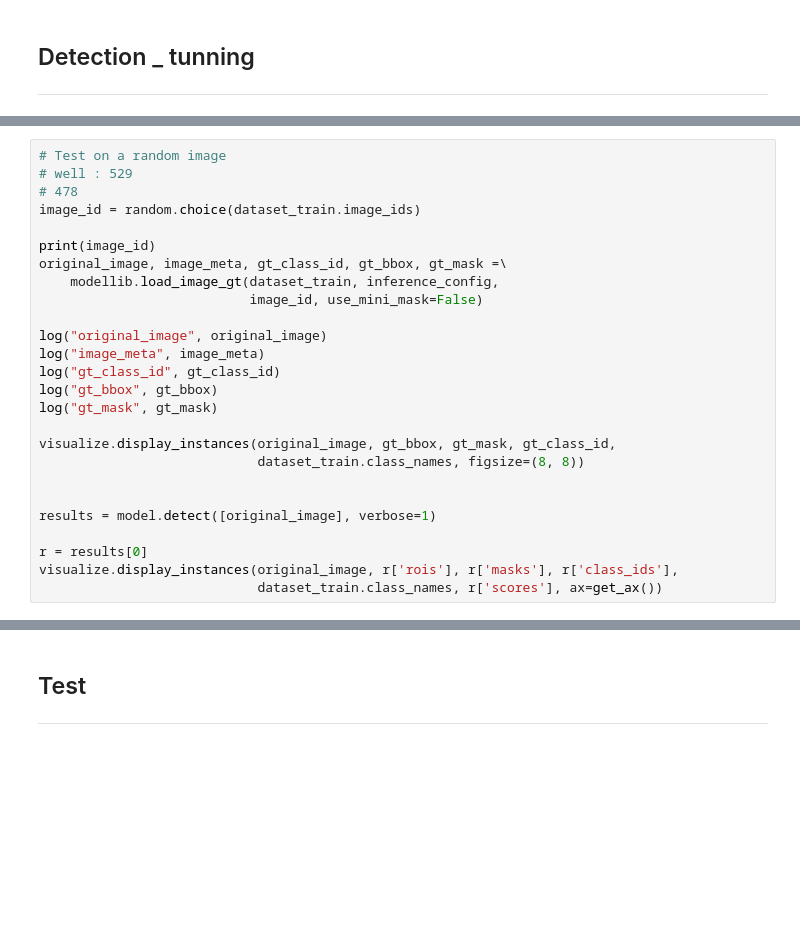
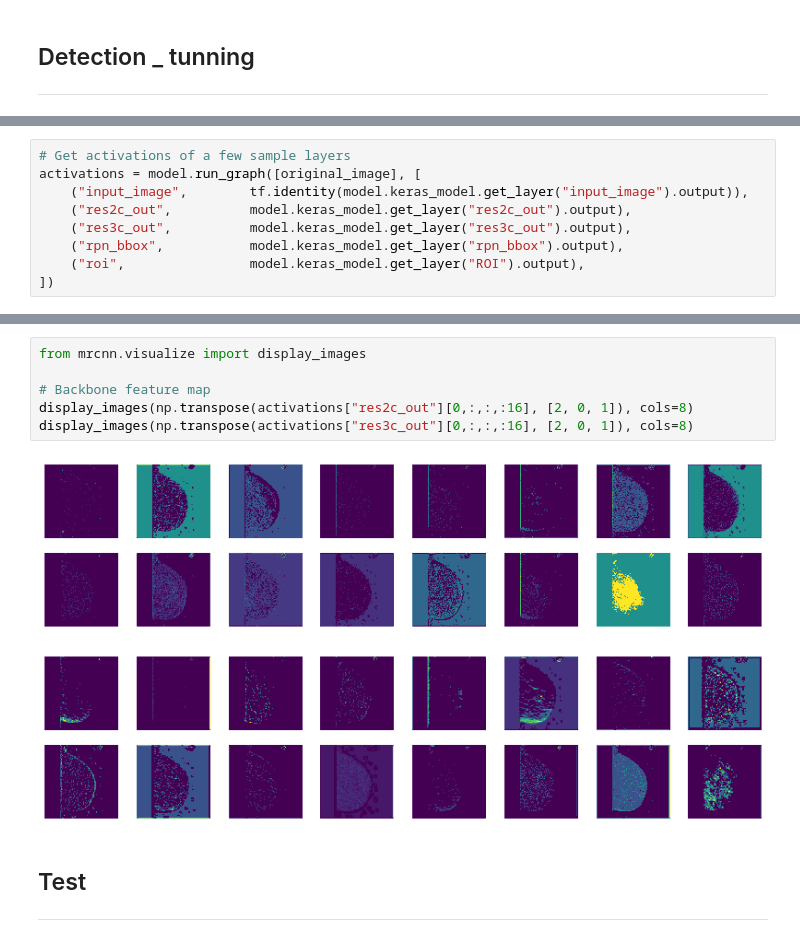
Before and after one commit to Jonghyun-2/Mask_RCNN, a Jupyter notebook: samples/shapes/calc_mass_detection.ipynb, the cells around one changed output, grey strips where cells are left out. Saved outputs shown, nothing was run; the diff lists cells and outputs as text; blank space fills up the shorter version.

```diff
--- a/samples/shapes/calc_mass_detection.ipynb
+++ b/samples/shapes/calc_mass_detection.ipynb
@@ -971,26 +960,0 @@ anchors                  shape: (1, 16368, 4)         min:   -0.35494  max:    1
-# %%
-# Test on a random image
-# well : 529
-# 478
-image_id = random.choice(dataset_train.image_ids)
-
-print(image_id)
-original_image, image_meta, gt_class_id, gt_bbox, gt_mask =\
-    modellib.load_image_gt(dataset_train, inference_config,
-                           image_id, use_mini_mask=False)
-
-log("original_image", original_image)
-log("image_meta", image_meta)
-log("gt_class_id", gt_class_id)
-log("gt_bbox", gt_bbox)
-log("gt_mask", gt_mask)
-
-visualize.display_instances(original_image, gt_bbox, gt_mask, gt_class_id,
-                            dataset_train.class_names, figsize=(8, 8))
-
-
-results = model.detect([original_image], verbose=1)
-
-r = results[0]
-visualize.display_instances(original_image, r['rois'], r['masks'], r['class_ids'],
-                            dataset_train.class_names, r['scores'], ax=get_ax())
@@ -1093,0 +991,9 @@ a.max()
+# %%
+# Get activations of a few sample layers
+activations = model.run_graph([original_image], [
+    ("input_image",        tf.identity(model.keras_model.get_layer("input_image").output)),
+    ("res2c_out",          model.keras_model.get_layer("res2c_out").output),
+    ("res3c_out",          model.keras_model.get_layer("res3c_out").output),
+    ("rpn_bbox",           model.keras_model.get_layer("rpn_bbox").output),
+    ("roi",                model.keras_model.get_layer("ROI").output),
+])
@@ -1094,3 +1006,12 @@ a.max()
+# %%
+from mrcnn.visualize import display_images
+
+# Backbone feature map
+display_images(np.transpose(activations["res2c_out"][0,:,:,:16], [2, 0, 1]), cols=8)
+display_images(np.transpose(activations["res3c_out"][0,:,:,:16], [2, 0, 1]), cols=8)
+# %% [output]
+[figure, added]
+[figure, added]
 # %% [markdown]
 ## Test
 ---
```
Also changed, not shown: parts of 29 cells of this notebook.
